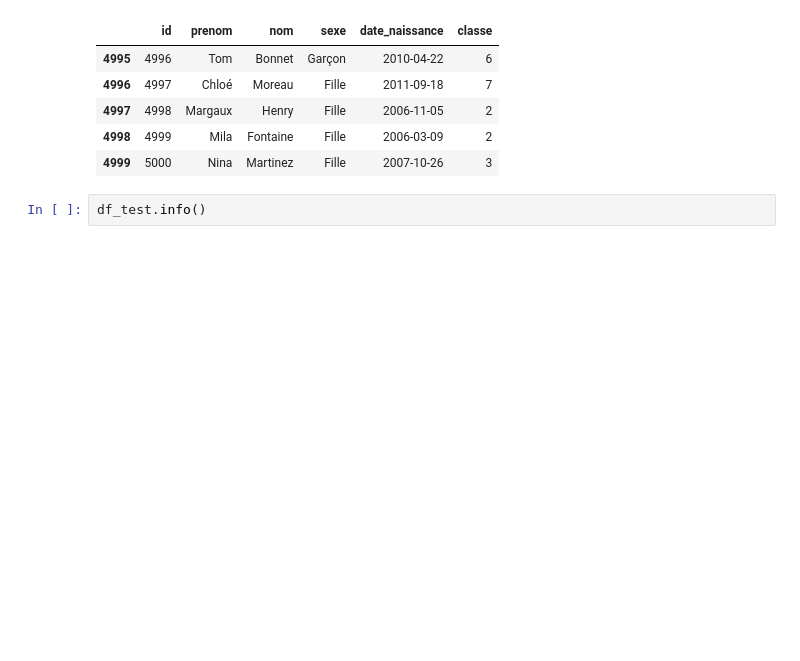
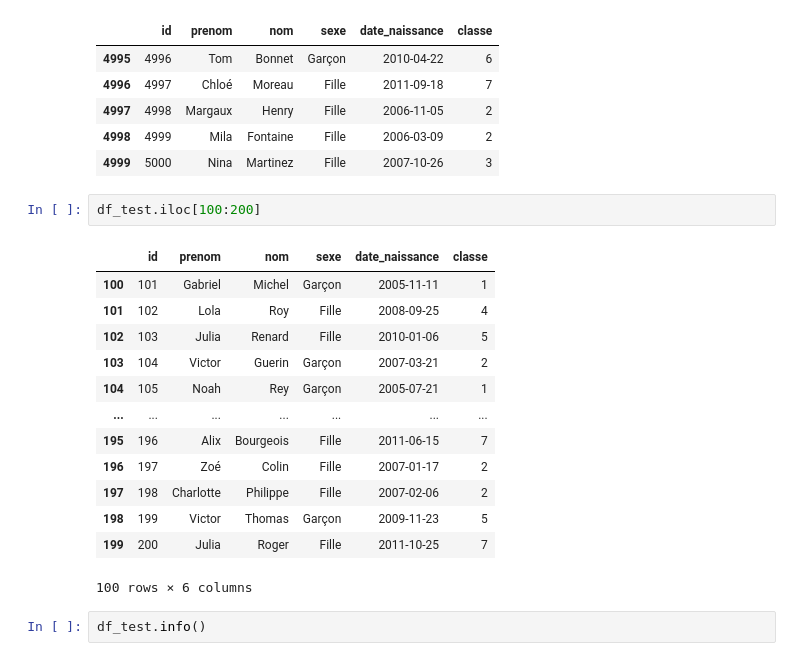
Before and after one commit to ZorroLeVrai/Python.Bureautique, a Jupyter notebook: Notebooks/utilisation_pandas.ipynb, the cells around one changed output. Saved outputs shown, nothing was run; the diff lists cells and outputs as text; blank space fills up the shorter version.

```diff
--- a/Notebooks/utilisation_pandas.ipynb
+++ b/Notebooks/utilisation_pandas.ipynb
@@ -23,6 +28,22 @@ df_test.tail()
 | 4997 | 4998 | Margaux | Henry | Fille | 2006-11-05 | 2 |
 | 4998 | 4999 | Mila | Fontaine | Fille | 2006-03-09 | 2 |
 | 4999 | 5000 | Nina | Martinez | Fille | 2007-10-26 | 3 |
+# %%
+df_test.iloc[100:200]
+# %% [output]
+|  | id | prenom | nom | sexe | date_naissance | classe |
+| 100 | 101 | Gabriel | Michel | Garçon | 2005-11-11 | 1 |
+| 101 | 102 | Lola | Roy | Fille | 2008-09-25 | 4 |
+| 102 | 103 | Julia | Renard | Fille | 2010-01-06 | 5 |
+| 103 | 104 | Victor | Guerin | Garçon | 2007-03-21 | 2 |
+| 104 | 105 | Noah | Rey | Garçon | 2005-07-21 | 1 |
+| ... | ... | ... | ... | ... | ... | ... |
+| 195 | 196 | Alix | Bourgeois | Fille | 2011-06-15 | 7 |
+| 196 | 197 | Zoé | Colin | Fille | 2007-01-17 | 2 |
+| 197 | 198 | Charlotte | Philippe | Fille | 2007-02-06 | 2 |
+| 198 | 199 | Victor | Thomas | Garçon | 2009-11-23 | 5 |
+| 199 | 200 | Julia | Roger | Fille | 2011-10-25 | 7 |
+100 rows × 6 columns
 # %%
 df_test.info()
 # %% [output]
```
Also changed, not shown: parts of 7 cells of this notebook, 1 other file.
